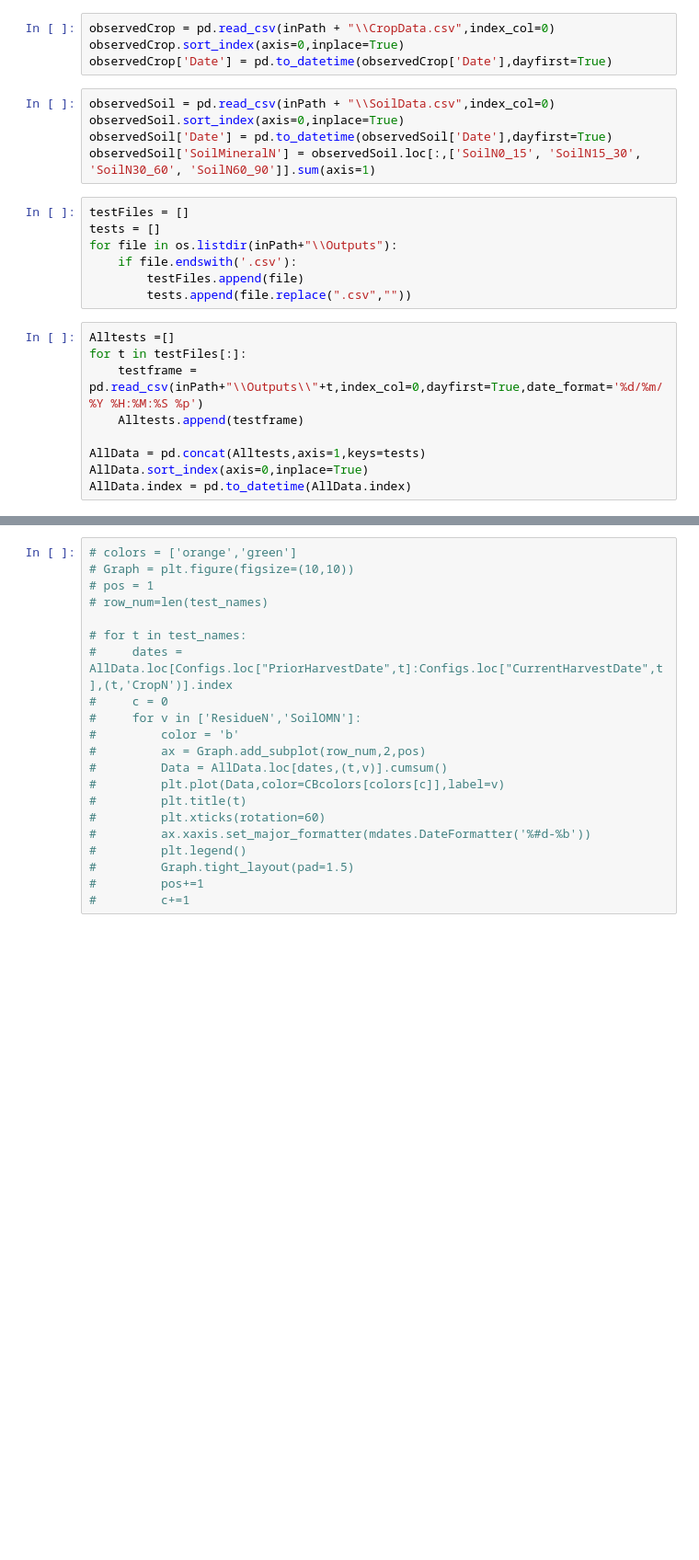
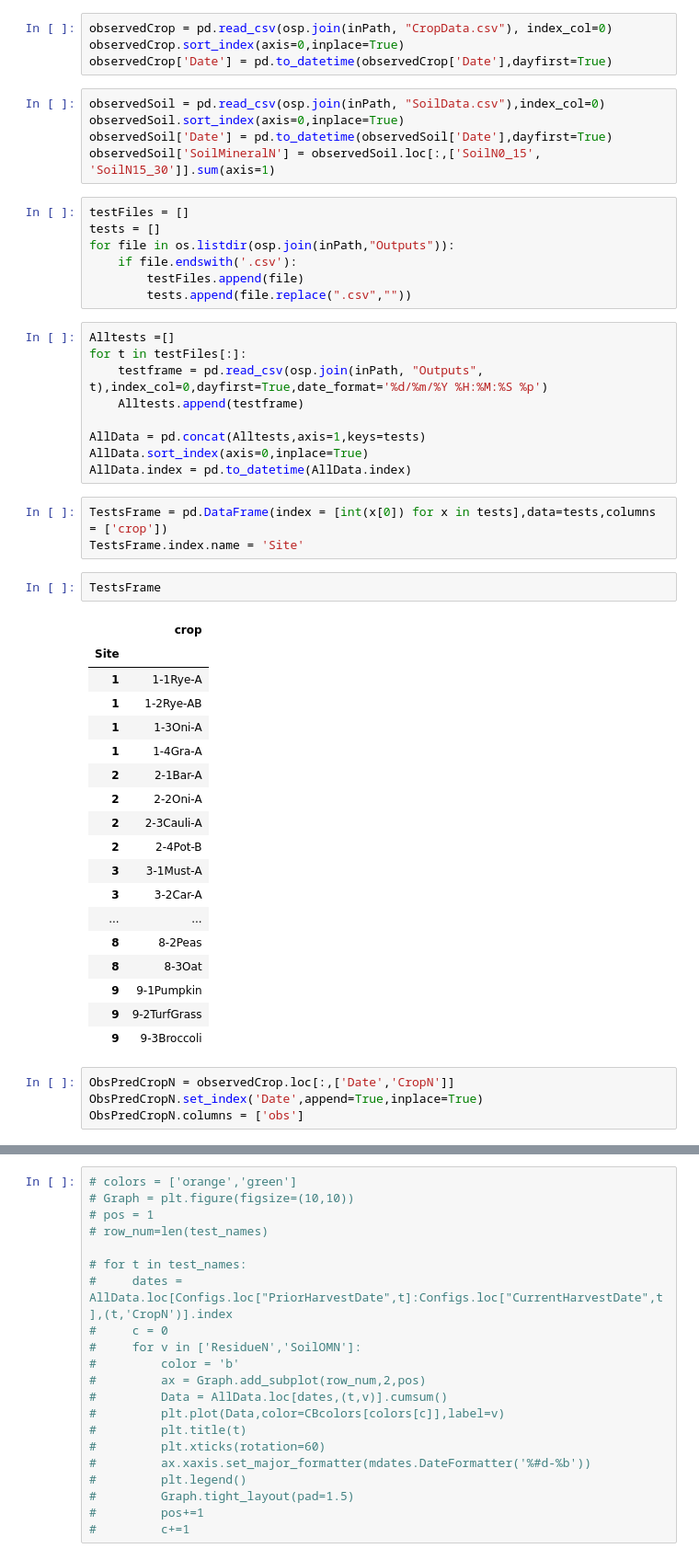
Before and after one commit to Plant-Food-Research-Open/FieldNBalance, a Jupyter notebook: TestGraphs/MakeGraphs/WS2.ipynb, the cells around one changed output, grey strips where cells are left out. Shown at 92% size. Saved outputs shown, nothing was run; the diff lists cells and outputs as text; blank space fills up the shorter version.

```diff
--- a/TestGraphs/MakeGraphs/WS2.ipynb
+++ b/TestGraphs/MakeGraphs/WS2.ipynb
@@ -25,25 +27,53 @@ Configs = pd.read_pickle(inPath+"\\FieldConfigs.pkl")
 # %%
-observedCrop = pd.read_csv(inPath + "\\CropData.csv",index_col=0)
+observedCrop = pd.read_csv(osp.join(inPath, "CropData.csv"), index_col=0)
 observedCrop.sort_index(axis=0,inplace=True)
 observedCrop['Date'] = pd.to_datetime(observedCrop['Date'],dayfirst=True)
 # %%
-observedSoil = pd.read_csv(inPath + "\\SoilData.csv",index_col=0)
+observedSoil = pd.read_csv(osp.join(inPath, "SoilData.csv"),index_col=0)
 observedSoil.sort_index(axis=0,inplace=True)
 observedSoil['Date'] = pd.to_datetime(observedSoil['Date'],dayfirst=True)
-observedSoil['SoilMineralN'] = observedSoil.loc[:,['SoilN0_15', 'SoilN15_30', 'SoilN30_60', 'SoilN60_90']].sum(axis=1)
+observedSoil['SoilMineralN'] = observedSoil.loc[:,['SoilN0_15', 'SoilN15_30']].sum(axis=1)
 # %%
 testFiles = []
 tests = []
-for file in os.listdir(inPath+"\\Outputs"):
+for file in os.listdir(osp.join(inPath,"Outputs")):
     if file.endswith('.csv'):
         testFiles.append(file)
         tests.append(file.replace(".csv",""))
 # %%
 Alltests =[]
 for t in testFiles[:]:
-    testframe = pd.read_csv(inPath+"\\Outputs\\"+t,index_col=0,dayfirst=True,date_format='%d/%m/%Y %H:%M:%S %p')
+    testframe = pd.read_csv(osp.join(inPath, "Outputs", t),index_col=0,dayfirst=True,date_format='%d/%m/%Y %H:%M:%S %p')
     Alltests.append(testframe)
 
 AllData = pd.concat(Alltests,axis=1,keys=tests)
 AllData.sort_index(axis=0,inplace=True)
 AllData.index = pd.to_datetime(AllData.index)
+# %%
+TestsFrame = pd.DataFrame(index = [int(x[0]) for x in tests],data=tests,columns = ['crop'])
+TestsFrame.index.name = 'Site'
+# %%
+TestsFrame
+# %% [output]
+|  | crop |
+| Site |  |
+| 1 | 1-1Rye-A |
+| 1 | 1-2Rye-AB |
+| 1 | 1-3Oni-A |
+| 1 | 1-4Gra-A |
+| 2 | 2-1Bar-A |
+| 2 | 2-2Oni-A |
+| 2 | 2-3Cauli-A |
+| 2 | 2-4Pot-B |
+| 3 | 3-1Must-A |
+| 3 | 3-2Car-A |
+| ... | ... |
+| 8 | 8-2Peas |
+| 8 | 8-3Oat |
+| 9 | 9-1Pumpkin |
+| 9 | 9-2TurfGrass |
+| 9 | 9-3Broccoli |
+# %%
+ObsPredCropN = observedCrop.loc[:,['Date','CropN']]
+ObsPredCropN.set_index('Date',append=True,inplace=True)
+ObsPredCropN.columns = ['obs']
```
Also changed, not shown: parts of 6 cells of this notebook, 1 other file.
